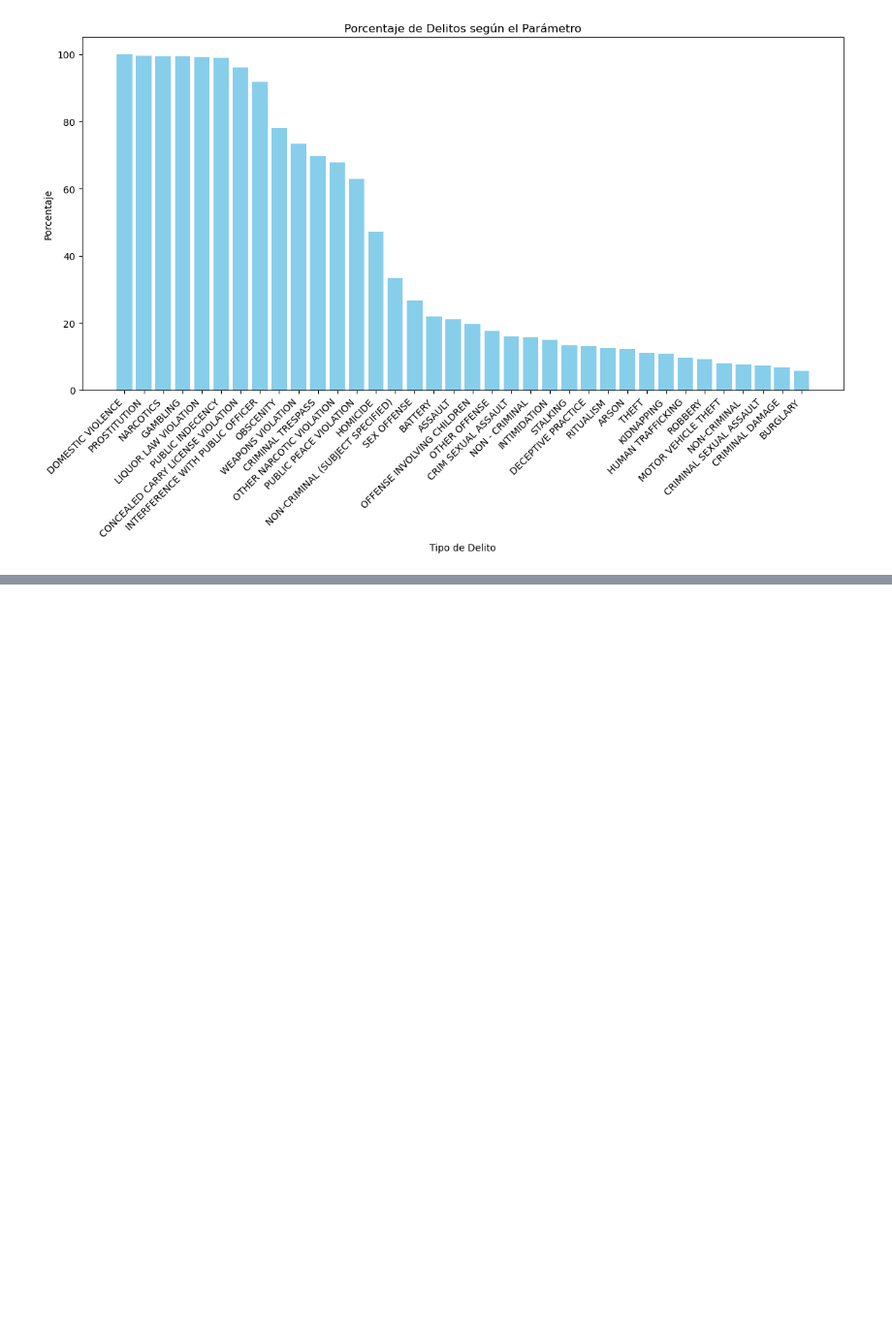
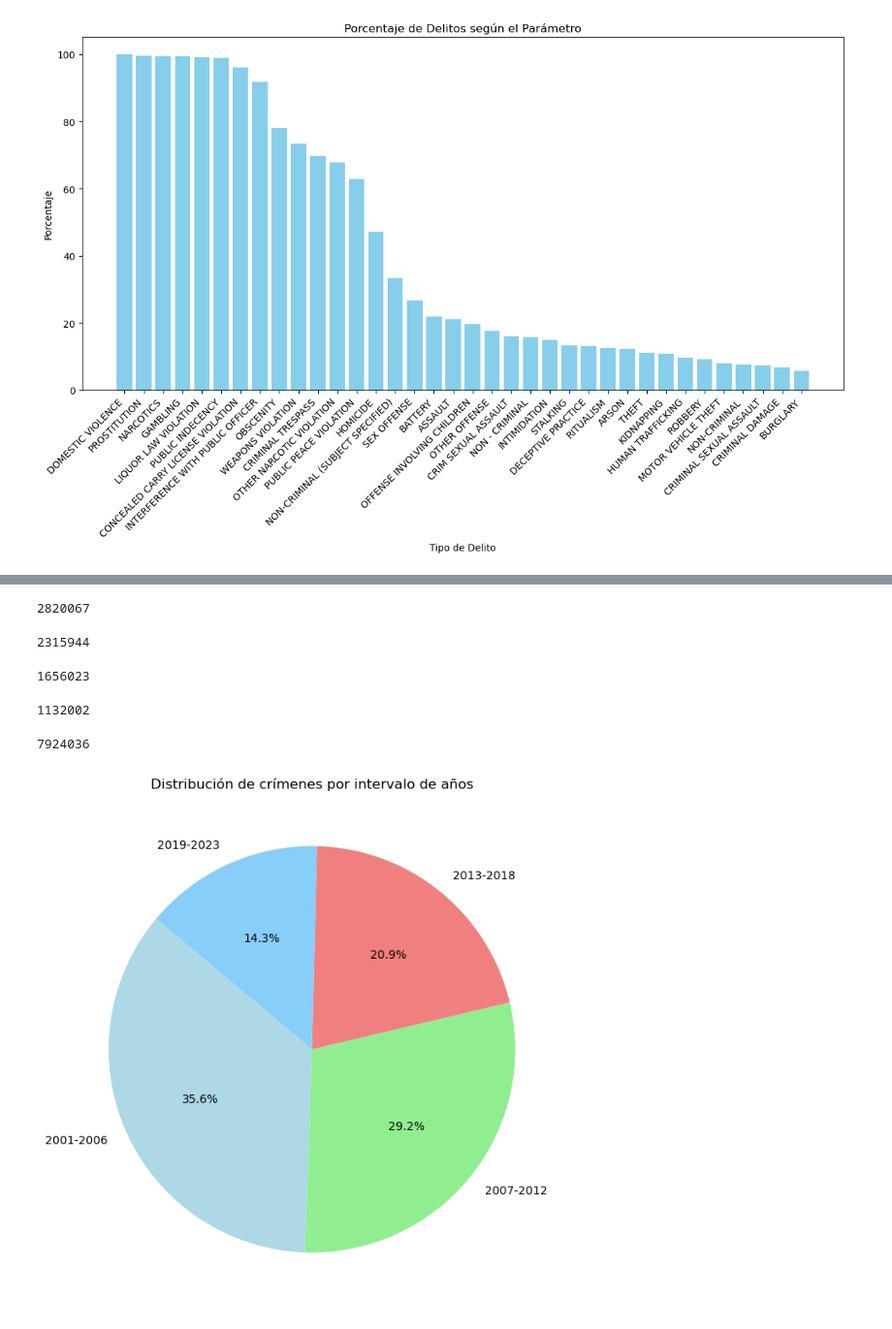
Before and after one commit to JorgeSierra22/Cloud-BigData, a Jupyter notebook: results/results.ipynb, the cells around one changed output, grey strips where cells are left out. Shown at 97% size. Saved outputs shown, nothing was run; the diff lists cells and outputs as text; code cells hidden in the pictures; blank space fills up the shorter version.

```diff
--- a/results/results.ipynb
+++ b/results/results.ipynb
@@ -938,0 +1037,47 @@ plt.show()
+# %%
+sum_by_type_2001_to_2006 = df_2001_to_2006['Cantidad'].sum()
+print(sum_by_type_2001_to_2006)
+# %% [output]
+2820067
+# %%
+sum_by_type_2007_to_2012 = df_2007_to_2012['Cantidad'].sum()
+print(sum_by_type_2007_to_2012)
+# %% [output]
+2315944
+# %%
+sum_by_type_2013_to_2018 = df_2013_to_2018['Cantidad'].sum()
+print(sum_by_type_2013_to_2018)
+# %% [output]
+1656023
+# %%
+sum_by_type_2019_to_2023 = df_2019_to_2023['Cantidad'].sum()
+print(sum_by_type_2019_to_2023)
+# %% [output]
+1132002
+# %%
+sumtotal = sum_by_type_2001_to_2006+sum_by_type_2007_to_2012+sum_by_type_2013_to_2018+sum_by_type_2019_to_2023
+print(sumtotal)
+# %% [output]
+7924036
+# %%
+# Porcentajes
+percentages = [
+    sum_by_type_2001_to_2006 / sumtotal,
+    sum_by_type_2007_to_2012 / sumtotal,
+    sum_by_type_2013_to_2018 / sumtotal,
+    sum_by_type_2019_to_2023 / sumtotal
+]
+
+# Etiquetas
+labels = ['2001-2006', '2007-2012', '2013-2018', '2019-2023']
+
+# Colores
+colors = ['lightblue', 'lightgreen', 'lightcoral', 'lightskyblue']
+
+# Crear el gráfico de pastel
+plt.figure(figsize=(8, 8))
+plt.pie(percentages, labels=labels, autopct='%1.1f%%', colors=colors, startangle=140)
+plt.title('Distribución de crímenes por intervalo de años')
+plt.show()
+# %% [output]
+[figure, added]
```
Also changed, not shown: parts of 24 cells of this notebook.
